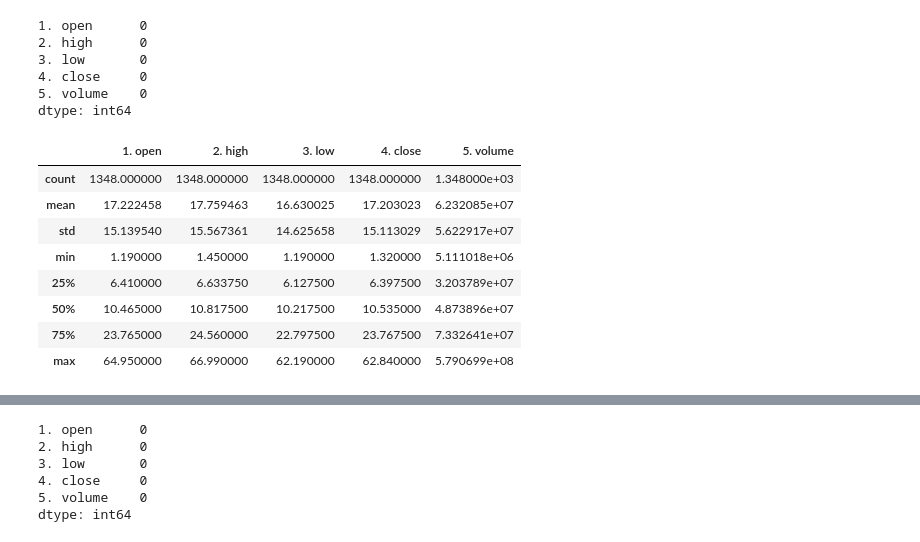
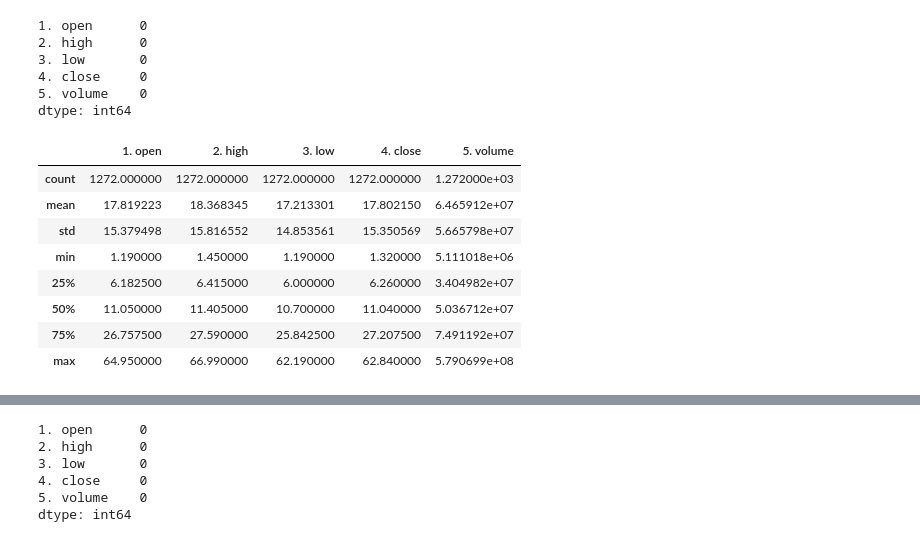
Before and after one commit to omnidox/Stock-Price-Prediction-Project, a Jupyter notebook: Stock_Prediction.ipynb, the cells around one changed output, grey strips where cells are left out. Cells and saved outputs as stored; diff of their text form; code cells hidden in the pictures.

```diff
--- a/Stock_Prediction.ipynb
+++ b/Stock_Prediction.ipynb
@@ -257,16 +257,16 @@ stock_data['PLUG'].isna().sum()
 5. volume    0
 dtype: int64
 # %%
-stock_data['NIO'].describe()
+stock_data['NIO']['2019':'2024'].describe()
 # %% [output]
 |  | 1. open | 2. high | 3. low | 4. close | 5. volume |
-| count | 1348.000000 | 1348.000000 | 1348.000000 | 1348.000000 | 1.348000e+03 |
-| mean | 17.222458 | 17.759463 | 16.630025 | 17.203023 | 6.232085e+07 |
-| std | 15.139540 | 15.567361 | 14.625658 | 15.113029 | 5.622917e+07 |
+| count | 1272.000000 | 1272.000000 | 1272.000000 | 1272.000000 | 1.272000e+03 |
+| mean | 17.819223 | 18.368345 | 17.213301 | 17.802150 | 6.465912e+07 |
+| std | 15.379498 | 15.816552 | 14.853561 | 15.350569 | 5.665798e+07 |
 | min | 1.190000 | 1.450000 | 1.190000 | 1.320000 | 5.111018e+06 |
-| 25% | 6.410000 | 6.633750 | 6.127500 | 6.397500 | 3.203789e+07 |
-| 50% | 10.465000 | 10.817500 | 10.217500 | 10.535000 | 4.873896e+07 |
-| 75% | 23.765000 | 24.560000 | 22.797500 | 23.767500 | 7.332641e+07 |
+| 25% | 6.182500 | 6.415000 | 6.000000 | 6.260000 | 3.404982e+07 |
+| 50% | 11.050000 | 11.405000 | 10.700000 | 11.040000 | 5.036712e+07 |
+| 75% | 26.757500 | 27.590000 | 25.842500 | 27.207500 | 7.491192e+07 |
 | max | 64.950000 | 66.990000 | 62.190000 | 62.840000 | 5.790699e+08 |
 # %%
 stock_data['NIO'].info()
```
Also changed, not shown: parts of 19 cells of this notebook, 1 other file.
